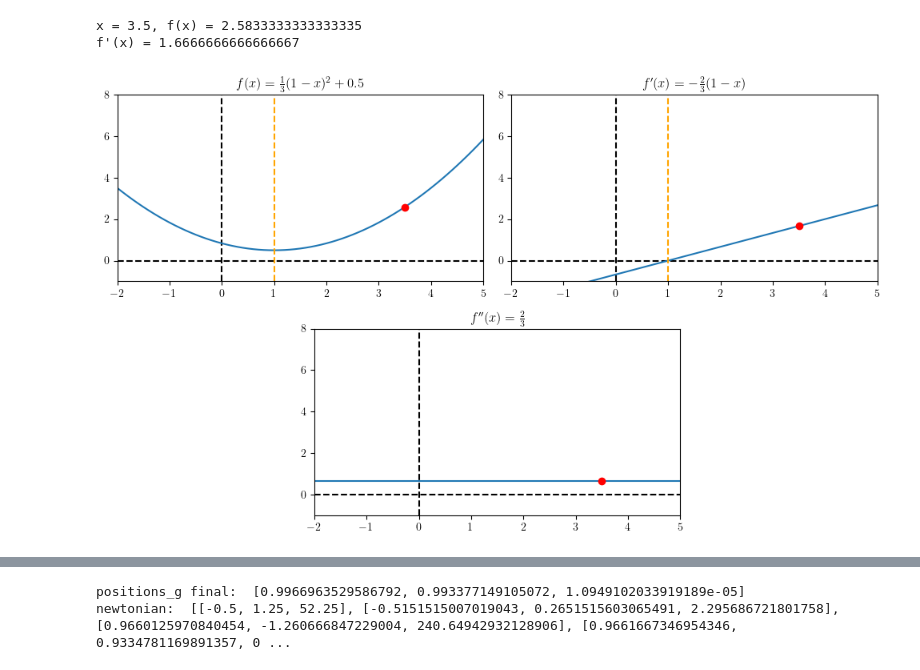
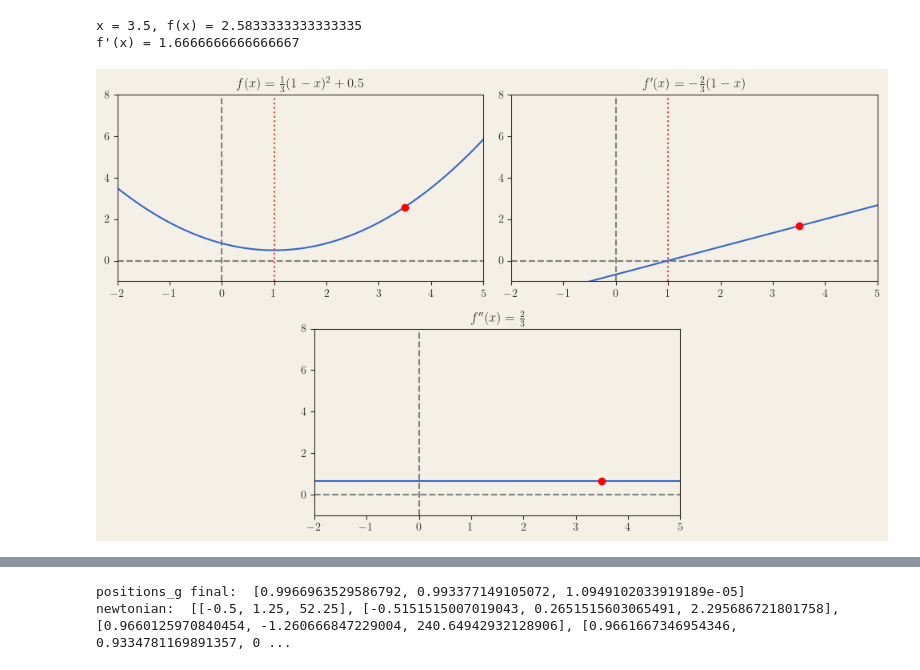
Before and after one commit to lprekon/lprekon.github.io, a Jupyter notebook: content/lmbfgs_explainer/lmbfgs_blogpost_graphics.ipynb, the cells around one changed output, grey strips where cells are left out. Saved outputs shown, nothing was run; the diff lists cells and outputs as text; code cells hidden in the pictures.

Commit message:
themable images

```diff
--- a/content/lmbfgs_explainer/lmbfgs_blogpost_graphics.ipynb
+++ b/content/lmbfgs_explainer/lmbfgs_blogpost_graphics.ipynb
@@ -2,6 +2,9 @@
 import matplotlib
 matplotlib.rcParams["text.usetex"] = True
 matplotlib.rcParams["text.latex.preamble"] = r"\usepackage{amsmath}\setlength{\jot}{48pt}"
+from cycler import cycler
+SITE_PALETTE = ["#3366CC", "#DB4325", "#2E8B57", "#9B59B6", "#B85C00", "#0E7C7B"]
+matplotlib.rcParams["axes.prop_cycle"] = cycler(color=SITE_PALETTE)
 import matplotlib.gridspec as gridspec
 %matplotlib inline
 import matplotlib.pyplot as plt
@@ -9,62 +12,79 @@ import numpy as np
 import torch
 import math
 # %%
+
+
+
+
 def setup_graph():
     plt.xlim(-1, 8)
     plt.ylim(-1, 2)
     plt.xticks(range(8))
     plt.yticks([0, 1])
-    plt.axhline(0, color="black", ls="--")
-    plt.axvline(0, color="black", ls="--")
+    plt.axhline(0,  ls="--")
+    plt.axvline(0,  ls="--")
 
 def configure_axes(ax):
-    ax.axhline(color="black", ls="--")
-    ax.axvline(color="black", ls="--")
+    ax.axhline( ls="--", color="0.5")
+    ax.axvline( ls="--", color="0.5")
     ax.set_xlim(-2, 5)
     ax.set_ylim(-1, 8)
 
+THEMES = {
+    "dark":  {"bg": "#23201c", "fg": "#e4ddcf", "accent": "#9cbf88"},"light": {"bg": "#f5f0e6", "fg": "#2e2a24", "accent": "#4a6b3d"},}
+
 # Save a figure to a file
-def save_fig(fig, file_path,):
-    # COMMENT OUT THIS LINE TO DISABLE SAVING
-    fig.savefig(file_path, bbox_inches="tight")
+def save_fig(fig, stem,):
+    for name, c in THEMES.items():
+        fig.patch.set_facecolor(c["bg"])
+        for ax in fig.axes:
+            ax.set_facecolor(c["bg"])
+            for spine in ax.spines.values():
+                spine.set_color(c["fg"])
+            ax.tick_params(colors=c["fg"])
+            ax.xaxis.label.set_color(c["fg"])
+            ax.yaxis.label.set_color(c["fg"])
+            ax.title.set_color(c["fg"])
+        # COMMENT OUT THIS LINE TO DISABLE SAVING
+        fig.savefig(f"{stem}-{name}.png", facecolor=c["bg"], bbox_inches="tight")
     pass
 
 import os
 image_folder_name="generated_images"
 os.makedirs(image_folder_name, exist_ok=True)
 # %%
+# Simple Quadratic
 xs = [x/10 for x in range(-100, 100)]
 ys= [((x-1)**2) /3 + 0.5 for x in xs]
 
 fig = plt.figure(figsize=(10, 6))
 gs = gridspec.GridSpec(2, 4, figure=fig)
 ax1 = fig.add_subplot(gs[0, 0:2])
 ax2 = fig.add_subplot(gs[0, 2:4])
 ax3 = fig.add_subplot(gs[1, 1:3])
 configure_axes(ax1)
 configure_axes(ax2)
 configure_axes(ax3)
 
 ax1.set_title(r"$f(x) = \frac{1}{3}(1-x)^2 + 0.5$")
 ax1.plot(xs, ys)
-ax1.axvline(1, color="orange", ls="--")
+ax1.axvline(1, ls=":", color=SITE_PALETTE[1])
 ax1.plot(xs[-65], ys[-65], "ro-")
 print(f"x = {xs[-65]}, f(x) = {ys[-65]}")
 
 ax2.set_title(r"$f'(x) = -\frac{2}{3}(1-x)$")
 ax2.plot(xs, [2*(x-1)/3 for x in xs])
 y_val = 2*(xs[-65]-1)/3
 ax2.plot(xs[-65], [y_val], "ro-")
-ax2.axvline(1, color="orange", ls="--")
+ax2.axvline(1, ls=":", color=SITE_PALETTE[1])
 print(f"f'(x) = {y_val}")
 
 ax3.set_title(r"$f''(x) = \frac{2}{3}$")
 ax3.plot(xs, [2/3 for _ in xs])
 ax3.plot(xs[-65], 2/3, "ro-")
 plt.tight_layout()
-
 save_fig(fig, f"{image_folder_name}/simple_quadratic.png")
 # %% [output]
 x = 3.5, f(x) = 2.5833333333333335
 f'(x) = 1.6666666666666667
-[figure, old version]
+[figure, new version]
```
Also changed, not shown: parts of 5 cells of this notebook, 2 other files.
